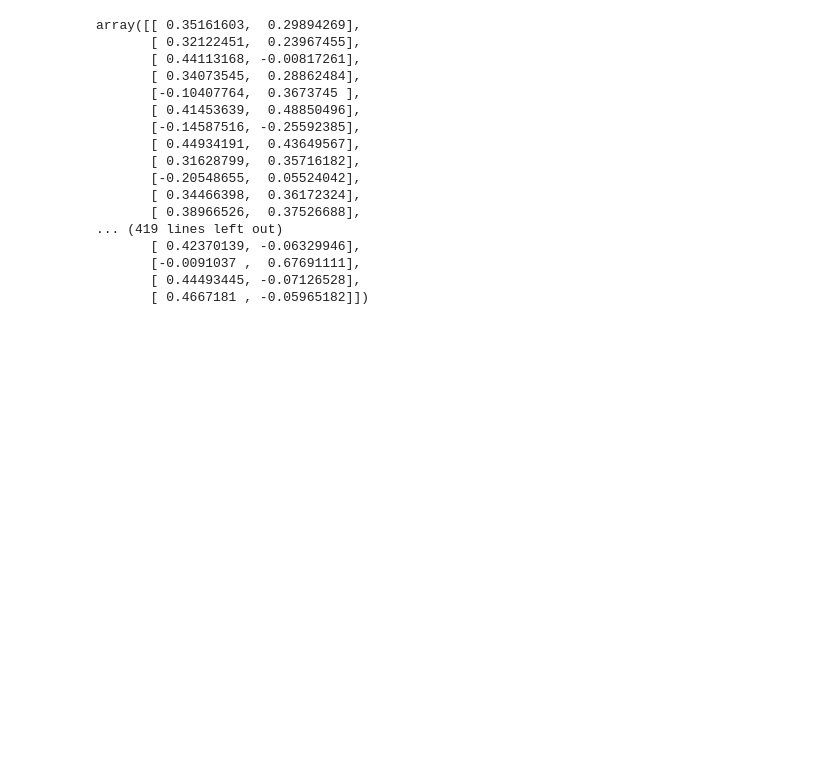
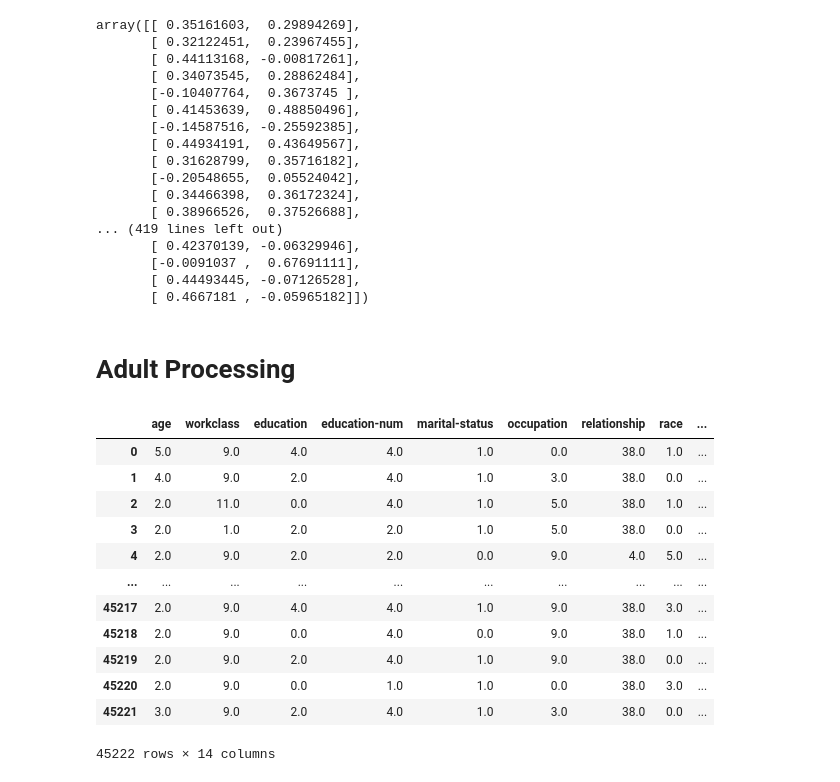
Before and after one commit to broniyasinnik/deep-tabular-imbalance, a Jupyter notebook: notebooks/adult.ipynb, the cells around one changed output. Drawn from its saved outputs; the diff is of its cells as text; code cells hidden in the pictures; blank space fills up the shorter version.

```diff
--- a/notebooks/adult.ipynb
+++ b/notebooks/adult.ipynb
@@ -138,3 +140,5 @@ array([[ 0.35161603,  0.29894269],
        [-0.0091037 ,  0.67691111],
        [ 0.44493445, -0.07126528],
        [ 0.4667181 , -0.05965182]])
+# %% [markdown]
+# Adult Processing
@@ -140,0 +150,30 @@ array([[ 0.35161603,  0.29894269],
+# %%
+df = pd.read_csv("../data/adult/full/adult_clean.csv")
+df = df.drop(columns="fnlwgt")
+transformer = ColumnTransformer(
+    [
+        (
+            "categorical",
+            OrdinalEncoder(),
+            ["workclass", "education", "marital-status", "race", "sex", "occupation", "native-country", "relationship", "income"],
+        ),
+        # ("continuous", MinMaxScaler(), ["age", "education-num", "capital-gain", "capital-loss", "hours-per-week"])
+    ],
+    remainder="passthrough"
+)
+df_transformed = pd.DataFrame(transformer.fit_transform(df), columns=df.columns)
+df_transformed
+# %% [output]
+|  | age | workclass | education | education-num | marital-status | occupation | relationship | race | ... |
+| 0 | 5.0 | 9.0 | 4.0 | 4.0 | 1.0 | 0.0 | 38.0 | 1.0 | ... |
+| 1 | 4.0 | 9.0 | 2.0 | 4.0 | 1.0 | 3.0 | 38.0 | 0.0 | ... |
+| 2 | 2.0 | 11.0 | 0.0 | 4.0 | 1.0 | 5.0 | 38.0 | 1.0 | ... |
+| 3 | 2.0 | 1.0 | 2.0 | 2.0 | 1.0 | 5.0 | 38.0 | 0.0 | ... |
+| 4 | 2.0 | 9.0 | 2.0 | 2.0 | 0.0 | 9.0 | 4.0 | 5.0 | ... |
+| ... | ... | ... | ... | ... | ... | ... | ... | ... | ... |
+| 45217 | 2.0 | 9.0 | 4.0 | 4.0 | 1.0 | 9.0 | 38.0 | 3.0 | ... |
+| 45218 | 2.0 | 9.0 | 0.0 | 4.0 | 0.0 | 9.0 | 38.0 | 1.0 | ... |
+| 45219 | 2.0 | 9.0 | 2.0 | 4.0 | 1.0 | 9.0 | 38.0 | 0.0 | ... |
+| 45220 | 2.0 | 9.0 | 0.0 | 1.0 | 1.0 | 0.0 | 38.0 | 3.0 | ... |
+| 45221 | 3.0 | 9.0 | 2.0 | 4.0 | 1.0 | 3.0 | 38.0 | 0.0 | ... |
+45222 rows × 14 columns
```
Also changed, not shown: parts of 4 cells of this notebook, 16 other files.
